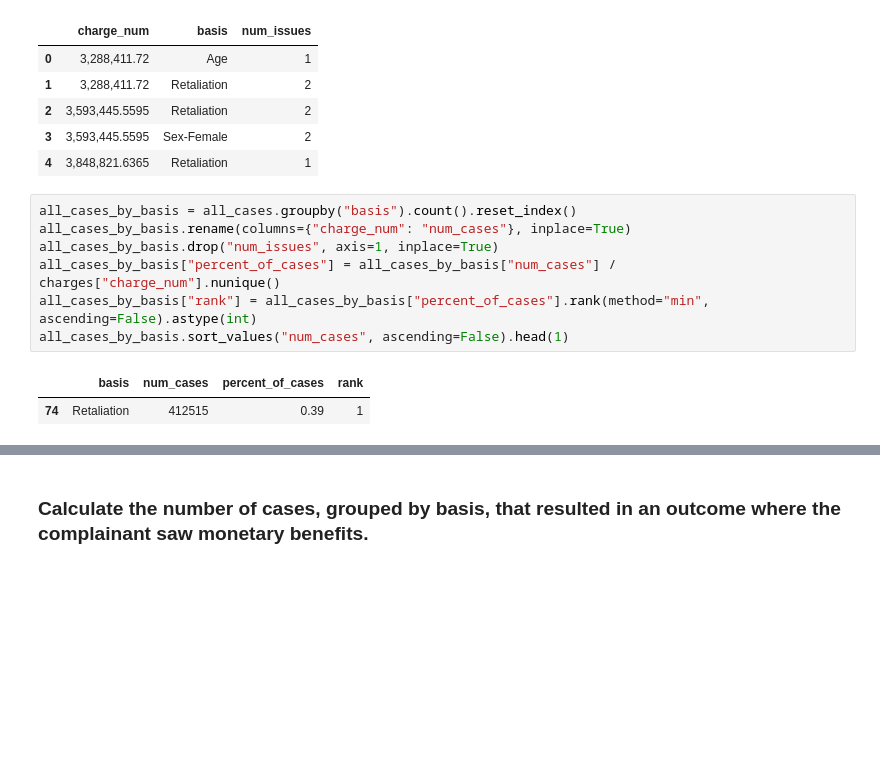
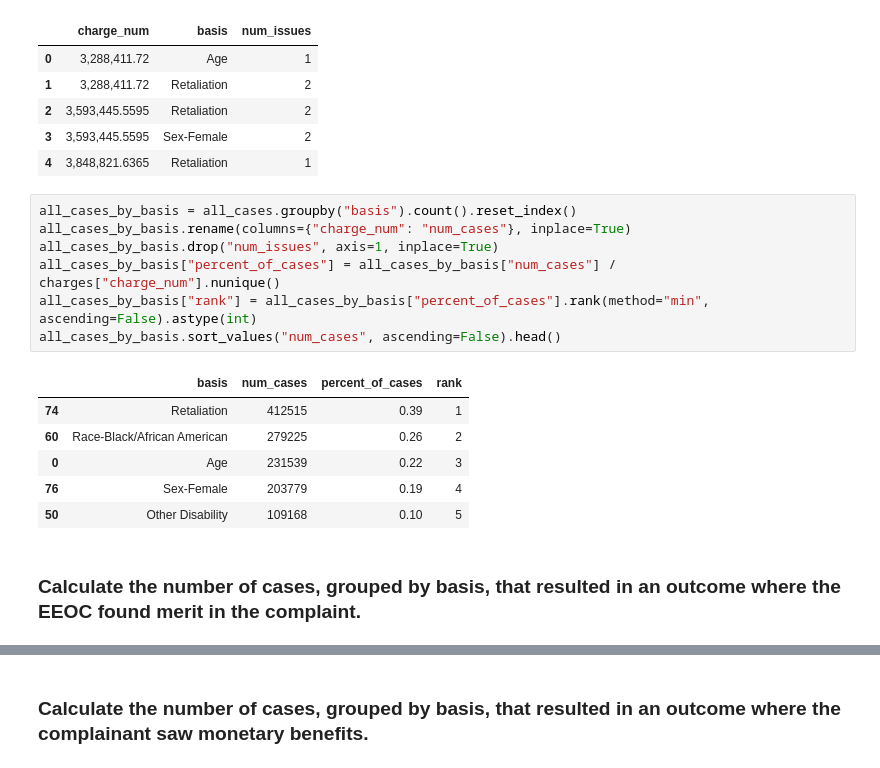
Before and after one commit to PublicI/employment-discrimination, a Jupyter notebook: employment-discrimination.ipynb, the cells around one changed output, grey strips where cells are left out. Drawn from its saved outputs; the diff is of its cells as text; blank space fills up the shorter version.

```diff
--- a/employment-discrimination.ipynb
+++ b/employment-discrimination.ipynb
@@ -257,10 +369,16 @@ all_cases.sort_values("charge_num").head()
 # %%
 all_cases_by_basis = all_cases.groupby("basis").count().reset_index()
 all_cases_by_basis.rename(columns={"charge_num": "num_cases"}, inplace=True)
 all_cases_by_basis.drop("num_issues", axis=1, inplace=True)
 all_cases_by_basis["percent_of_cases"] = all_cases_by_basis["num_cases"] / charges["charge_num"].nunique()
 all_cases_by_basis["rank"] = all_cases_by_basis["percent_of_cases"].rank(method="min", ascending=False).astype(int)
-all_cases_by_basis.sort_values("num_cases", ascending=False).head(1)
+all_cases_by_basis.sort_values("num_cases", ascending=False).head()
 # %% [output]
 |  | basis | num_cases | percent_of_cases | rank |
 | 74 | Retaliation | 412515 | 0.39 | 1 |
+| 60 | Race-Black/African American | 279225 | 0.26 | 2 |
+| 0 | Age | 231539 | 0.22 | 3 |
+| 76 | Sex-Female | 203779 | 0.19 | 4 |
+| 50 | Other Disability | 109168 | 0.10 | 5 |
+# %% [markdown]
+### Calculate the number of cases, grouped by basis, that resulted in an outcome where the EEOC found merit in the complaint.
```
Also changed, not shown: parts of 29 cells of this notebook.
